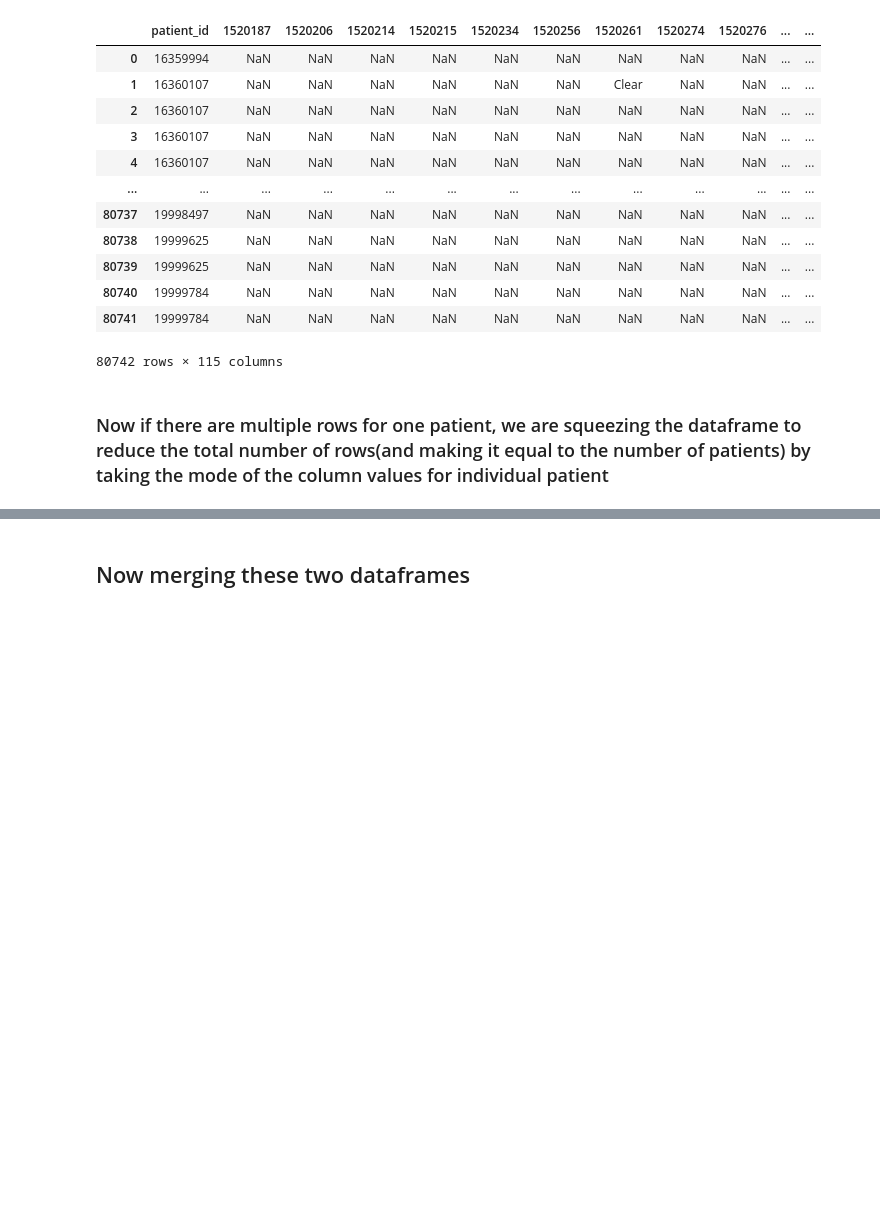
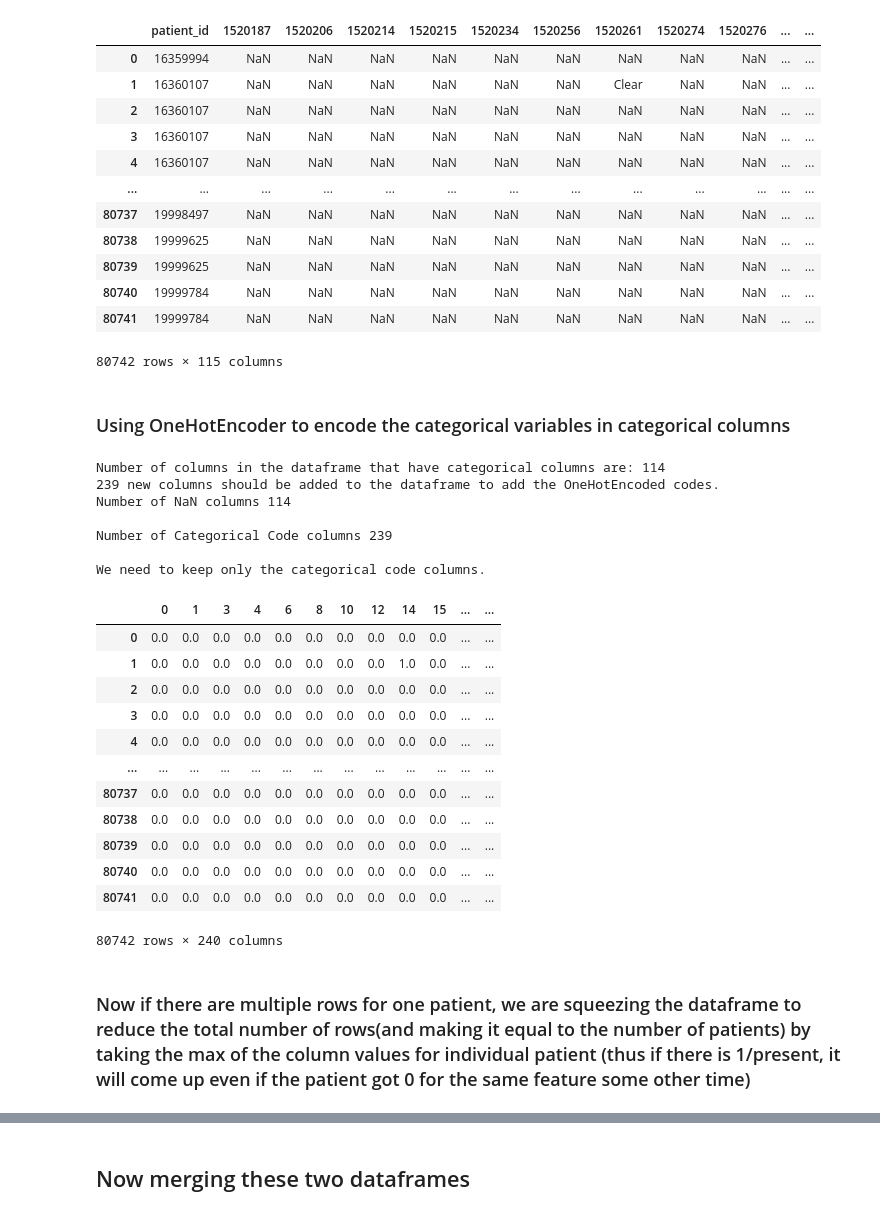
Before and after one commit to iupui-soic/mimic-openmrs-cdss, a Jupyter notebook: model_evaluation/Model_Evaluation_Data_Preprocessing_Feb25.ipynb, the cells around one changed output, grey strips where cells are left out. Drawn from its saved outputs; the diff is of its cells as text; code cells hidden in the pictures; blank space fills up the shorter version.

```diff
--- a/model_evaluation/CDSS_Model_Evaluation_Preprocessing_XGBoost_Feb16.ipynb
+++ b/model_evaluation/Model_Evaluation_Data_Preprocessing_Feb25.ipynb
@@ -268,5 +270,82 @@ dataframe_coded
 | 80740 | 19999784 | NaN | NaN | NaN | NaN | NaN | NaN | NaN | NaN | NaN | ... | ... |
 | 80741 | 19999784 | NaN | NaN | NaN | NaN | NaN | NaN | NaN | NaN | NaN | ... | ... |
 80742 rows × 115 columns
+# %% [markdown]
+### Using OneHotEncoder to encode the categorical variables in categorical columns
+# %%
+new_df = dataframe_coded.drop(['patient_id'],axis=1)
+#new_df
+
+# checking features
+cat = new_df.select_dtypes(include='O').keys()
+# display variabels
+print("Number of columns in the dataframe that have categorical columns are:",len(cat))
+
+# unique values in each columns
+total_unique_values=0
+for x in new_df.columns:
+    #prinfting unique values
+    #print("Column",x ,':', "Number of unique values in this column",len(new_df[x].unique()))
+    #print(new_df[x].unique())
+    total_unique_values=total_unique_values+len(new_df[x].unique())
+
+print(total_unique_values-len(new_df.columns), "new columns should be added to the dataframe to add the OneHotEncoded codes.")
+
+
+skencoder = OneHotEncoder(handle_unknown='ignore',sparse=False)
+sk_data = skencoder.fit_transform(new_df)
+sk_data, sk_data.shape
+
+list_encoded_columns=skencoder.get_feature_names_out().tolist()
+list_encoded_columns
+
+list_nan_columns=[]
+list_code_columns=[]
+for i in range(len(list_encoded_columns)):
+    if (list_encoded_columns[i][-3:])=='nan':
+        #print("yes")
+        list_nan_columns.append(1)
+    else:
+        #print("no")
+        list_code_columns.append(1)
+
+print("Number of NaN columns",len(list_nan_columns),"\n")
+print("Number of Categorical Code columns",len(list_code_columns),"\n")
+print("We need to keep only the categorical code columns.")
+
+
+sk_data_df=pd.DataFrame(sk_data)
+
+for i in range(len(list_encoded_columns)):
+    if (list_encoded_columns[i][-3:])=='nan':
+        sk_data_df=sk_data_df.drop([i],axis=1)
+
+sk_data_df
+
+sk_data_df["patient_id"]=dataframe_coded["patient_id"].values
+
+sk_data_df
+#df=pd.merge(df,df1,on="patient_id")
+# %% [output]
+Number of columns in the dataframe that have categorical columns are: 114
+239 new columns should be added to the dataframe to add the OneHotEncoded codes.
+Number of NaN columns 114
+
+Number of Categorical Code columns 239
+
+We need to keep only the categorical code columns.
+|  | 0 | 1 | 3 | 4 | 6 | 8 | 10 | 12 | 14 | 15 | ... | ... |
+| 0 | 0.0 | 0.0 | 0.0 | 0.0 | 0.0 | 0.0 | 0.0 | 0.0 | 0.0 | 0.0 | ... | ... |
+| 1 | 0.0 | 0.0 | 0.0 | 0.0 | 0.0 | 0.0 | 0.0 | 0.0 | 1.0 | 0.0 | ... | ... |
+| 2 | 0.0 | 0.0 | 0.0 | 0.0 | 0.0 | 0.0 | 0.0 | 0.0 | 0.0 | 0.0 | ... | ... |
+| 3 | 0.0 | 0.0 | 0.0 | 0.0 | 0.0 | 0.0 | 0.0 | 0.0 | 0.0 | 0.0 | ... | ... |
+| 4 | 0.0 | 0.0 | 0.0 | 0.0 | 0.0 | 0.0 | 0.0 | 0.0 | 0.0 | 0.0 | ... | ... |
+| ... | ... | ... | ... | ... | ... | ... | ... | ... | ... | ... | ... | ... |
+| 80737 | 0.0 | 0.0 | 0.0 | 0.0 | 0.0 | 0.0 | 0.0 | 0.0 | 0.0 | 0.0 | ... | ... |
+| 80738 | 0.0 | 0.0 | 0.0 | 0.0 | 0.0 | 0.0 | 0.0 | 0.0 | 0.0 | 0.0 | ... | ... |
+| 80739 | 0.0 | 0.0 | 0.0 | 0.0 | 0.0 | 0.0 | 0.0 | 0.0 | 0.0 | 0.0 | ... | ... |
+| 80740 | 0.0 | 0.0 | 0.0 | 0.0 | 0.0 | 0.0 | 0.0 | 0.0 | 0.0 | 0.0 | ... | ... |
+| 80741 | 0.0 | 0.0 | 0.0 | 0.0 | 0.0 | 0.0 | 0.0 | 0.0 | 0.0 | 0.0 | ... | ... |
+80742 rows × 240 columns
 # %% [markdown]
-### Now if there are multiple rows for one patient, we are squeezing the dataframe to reduce the total number of rows(and making it equal to the number of patients) by taking the mode of the column values for individual patient
+### Now if there are multiple rows for one patient, we are squeezing the dataframe to reduce the total number of rows(and making it equal to the number of patients) by taking the max of the column values for individual patient (thus if there is 1/present, it will come up even if the patient got 0 for the same feature some other time)
```
Also changed, not shown: parts of 16 cells of this notebook, 6 other files.
